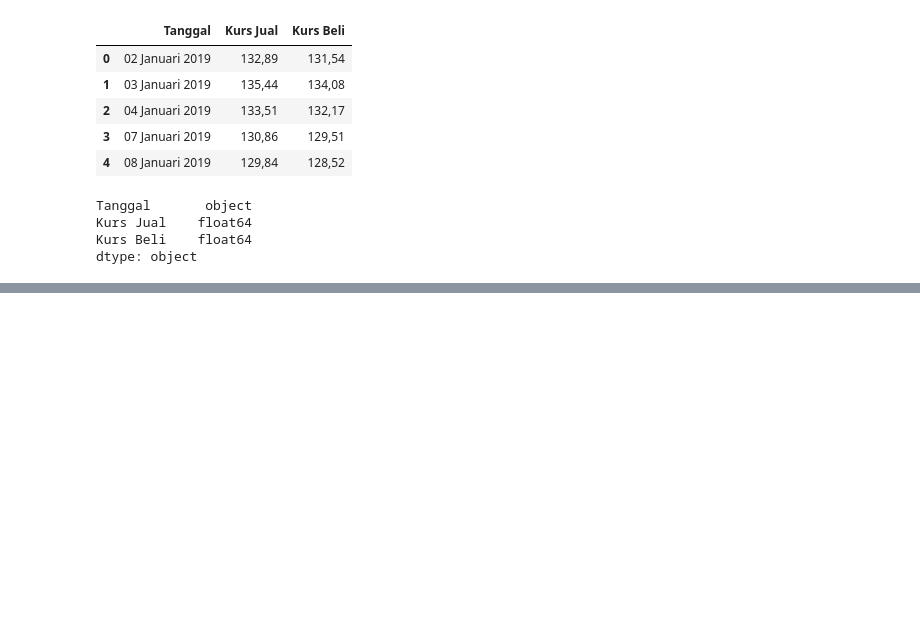
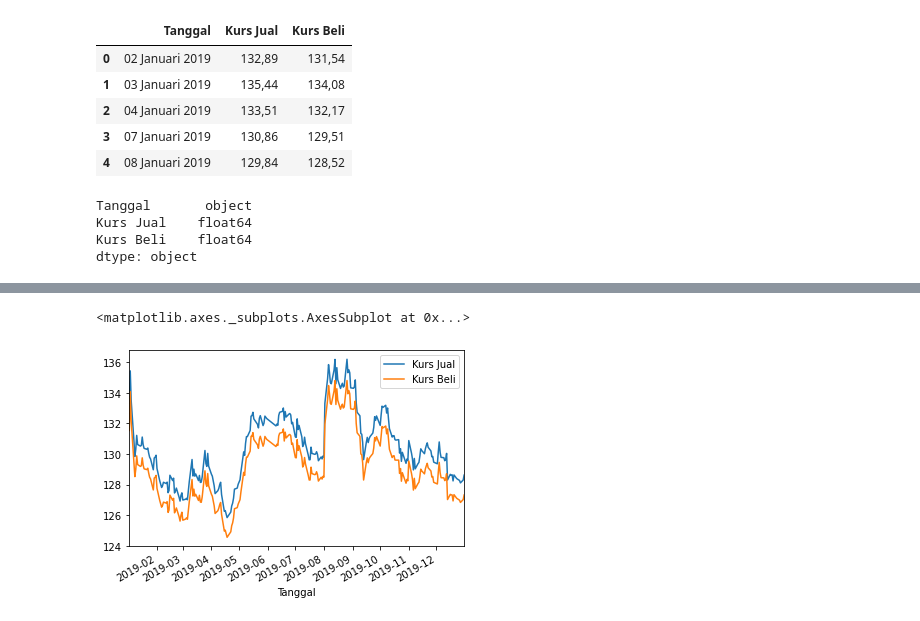
Before and after one commit to farishisyam/Algo-Caps-YenWebScrap, a Jupyter notebook: Yen Web Scrapping.ipynb, the cells around one changed output, grey strips where cells are left out. Drawn from its saved outputs; the diff is of its cells as text; code cells hidden in the pictures; blank space fills up the shorter version.

```diff
--- a/Yen Web Scrapping.ipynb
+++ b/Yen Web Scrapping.ipynb
@@ -124,8 +124,6 @@ Tanggal       object
 Kurs Jual    float64
 Kurs Beli    float64
 dtype: object
-# %%
-df['Tanggal'] = df['Tanggal'].str.replace("\xa0", " ")
 # %%
 df['Tanggal'] = df['Tanggal'].str.replace("Januari", "Jan")
 df['Tanggal'] = df['Tanggal'].str.replace("Februari", "Feb")
@@ -163,0 +169,5 @@ tanggal2019 =
+# %%
+df.plot(kind='line')
+# %% [output]
+<matplotlib.axes._subplots.AxesSubplot at 0x...>
+[figure, added]
```
Also changed, not shown: parts of 5 cells of this notebook.
